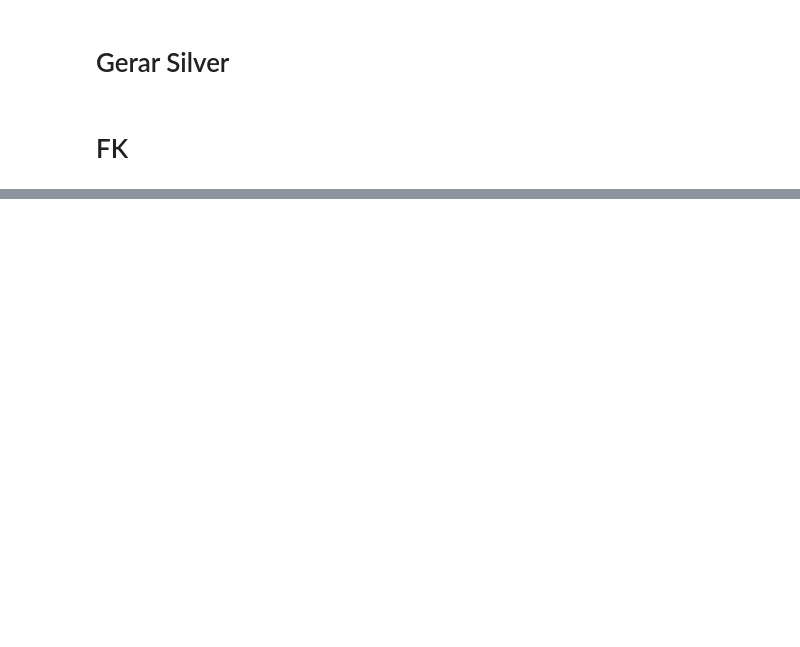
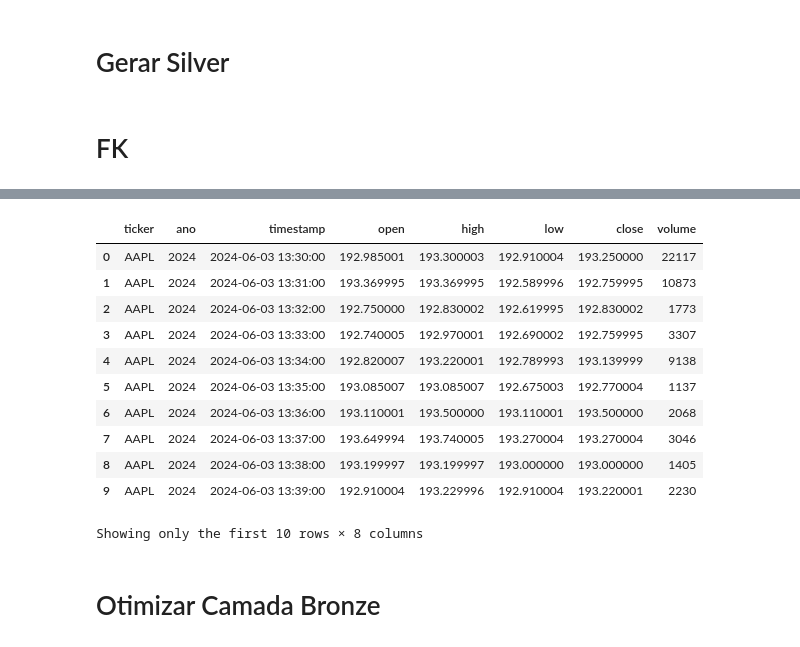
Before and after one commit to nemesysdata/nemesys-demo, a Jupyter notebook: Nemesys_Stream_101/notebooks/GerarSilver.ipynb, the cells around one changed output, grey strips where cells are left out. Saved outputs shown, nothing was run; the diff lists cells and outputs as text; code cells hidden in the pictures; blank space fills up the shorter version.

```diff
--- a/Nemesys_Stream_101/notebooks/GerarSilver.ipynb
+++ b/Nemesys_Stream_101/notebooks/GerarSilver.ipynb
@@ -88,0 +72,12 @@ delta_exists("abfss://nemesys-demo1/lakehouse", "bronze", "stocks_intraday")
+# %%
+def table_path(bucket:str, tier:str, table_name:str, storage:str="s3a", base_dir:str="lakehouse"):
+    # if len(tier.strip()) == 0:
+    #     raise ValueError("Tier cannot be empty")
+
+    path = f"{storage}://{bucket}/{base_dir}/{tier}/{table_name}"
+    return path, path + "/_checkpoint/"
+# %%
+stock_bronze, stock_bronze_checkpoint_dir = table_path("nemesys-demo1", "bronze", "stocks_intraday")
+stock_silver, stock_silver_checkpoint_dir = table_path("nemesys-demo1", "silver", "stocks_intraday")
+stock_dup_silver = stock_silver + "_dup"
+stock_dup_silver_checkpoint_dir = stock_dup_silver + "/_checkpoint/"
@@ -88,0 +187,3 @@ delta_exists("abfss://nemesys-demo1/lakehouse", "bronze", "stocks_intraday")
+# %%
+df = spark.read.format("delta").load(stock_silver)
+df_dup = spark.read.format("delta").load(stock_dup_silver)
@@ -88,0 +234,4 @@ delta_exists("abfss://nemesys-demo1/lakehouse", "bronze", "stocks_intraday")
+# %%
+%%time
+df.where("timestamp > '2024-06-01T10:30:00-03:00'").sort("ticker","timestamp").pandas_api()
+# %% [output]
@@ -88,0 +240,14 @@ delta_exists("abfss://nemesys-demo1/lakehouse", "bronze", "stocks_intraday")
+|  | ticker | ano | timestamp | open | high | low | close | volume |
+| 0 | AAPL | 2024 | 2024-06-03 13:30:00 | 192.985001 | 193.300003 | 192.910004 | 193.250000 | 22117 |
+| 1 | AAPL | 2024 | 2024-06-03 13:31:00 | 193.369995 | 193.369995 | 192.589996 | 192.759995 | 10873 |
+| 2 | AAPL | 2024 | 2024-06-03 13:32:00 | 192.750000 | 192.830002 | 192.619995 | 192.830002 | 1773 |
+| 3 | AAPL | 2024 | 2024-06-03 13:33:00 | 192.740005 | 192.970001 | 192.690002 | 192.759995 | 3307 |
+| 4 | AAPL | 2024 | 2024-06-03 13:34:00 | 192.820007 | 193.220001 | 192.789993 | 193.139999 | 9138 |
+| 5 | AAPL | 2024 | 2024-06-03 13:35:00 | 193.085007 | 193.085007 | 192.675003 | 192.770004 | 1137 |
+| 6 | AAPL | 2024 | 2024-06-03 13:36:00 | 193.110001 | 193.500000 | 193.110001 | 193.500000 | 2068 |
+| 7 | AAPL | 2024 | 2024-06-03 13:37:00 | 193.649994 | 193.740005 | 193.270004 | 193.270004 | 3046 |
+| 8 | AAPL | 2024 | 2024-06-03 13:38:00 | 193.199997 | 193.199997 | 193.000000 | 193.000000 | 1405 |
+| 9 | AAPL | 2024 | 2024-06-03 13:39:00 | 192.910004 | 193.229996 | 192.910004 | 193.220001 | 2230 |
+Showing only the first 10 rows × 8 columns
+# %% [markdown]
+# Otimizar Camada Bronze
```
Also changed, not shown: parts of 22 cells of this notebook, 4 other files.
